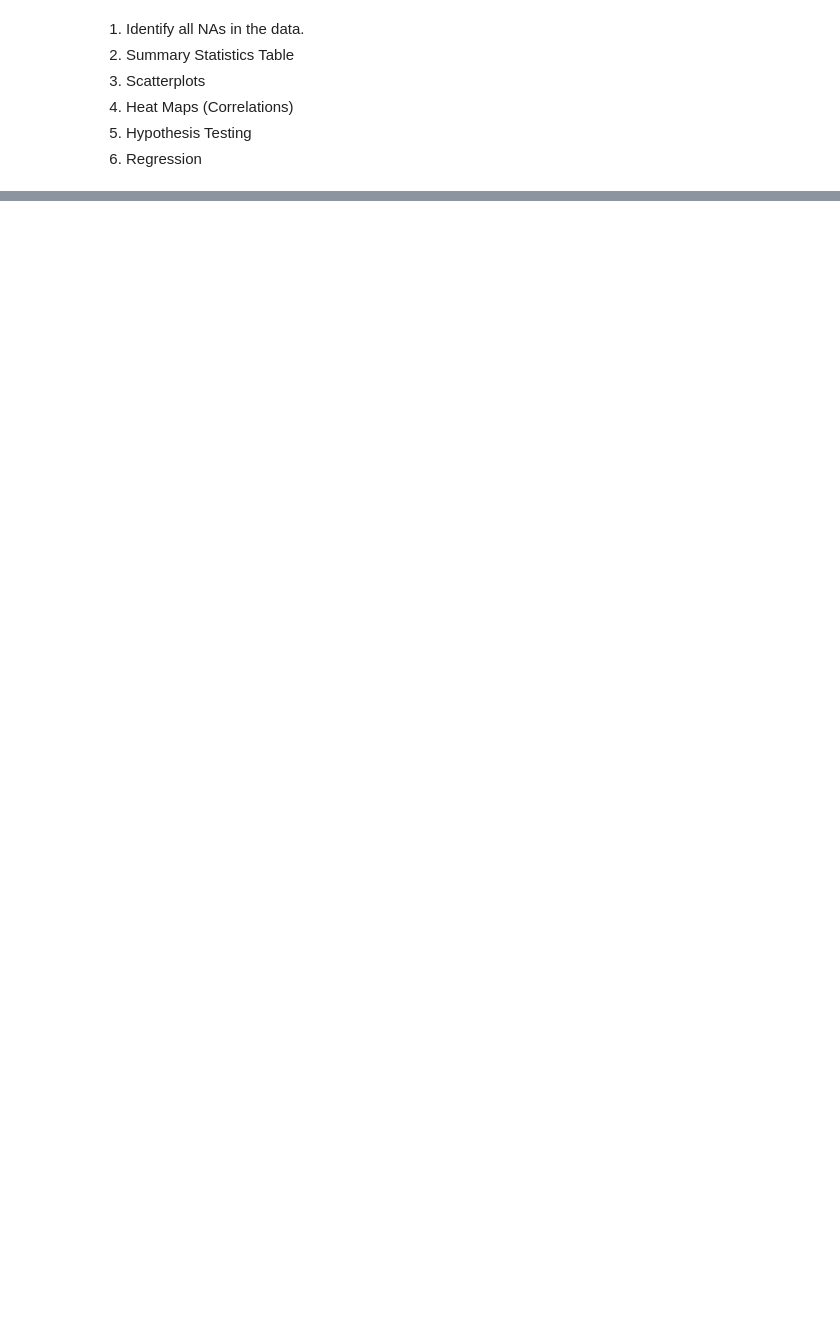
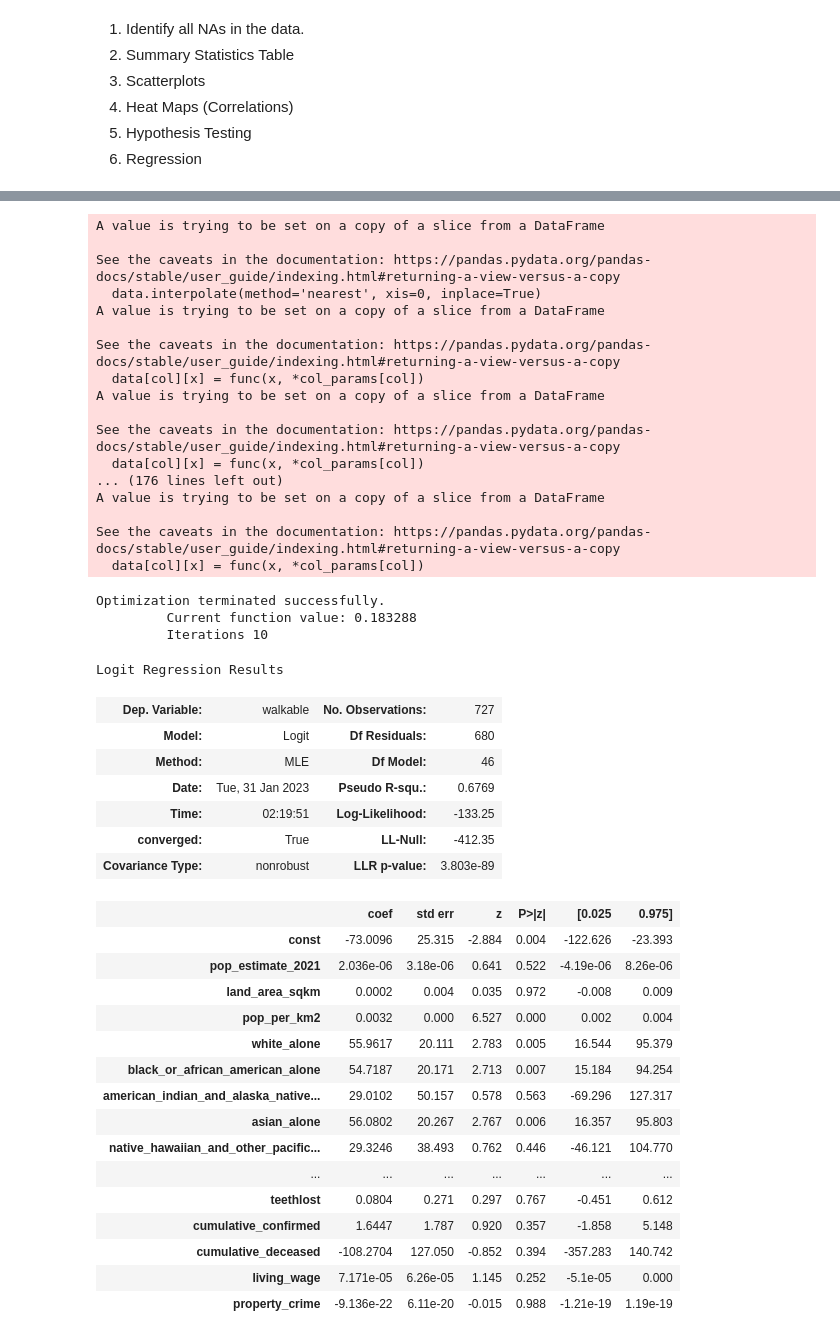
Before and after one commit to chanellee/Walkable-Cities, a Jupyter notebook: EDA_Extended_Analysis.ipynb, the cells around one changed output, grey strips where cells are left out. Cells and saved outputs as stored; diff of their text form; code cells hidden in the pictures; blank space fills up the shorter version.

```diff
--- a/EDA_Extended_Analysis.ipynb
+++ b/EDA_Extended_Analysis.ipynb
@@ -49,3 +63,6 @@ col_na.to_csv("column_na_after.csv", index = False)
 row_na.to_csv("row_na_after.csv", index = False)
 
 walking_data.to_csv("walkable_cities.csv", index=False)
+# %%
+walking_data = pd.read_csv("walkable_cities.csv",encoding='latin-1')
+walking_data #727 rows × 60 columns
@@ -52,11 +83,11 @@ walking_data.to_csv("walkable_cities.csv", index=False)
 # %%
-# variables
+# variables arrays
 demographic = ["pop_estimate_2021", "land_area_sqkm",
                 "pop_per_km2", "white_alone", "black_or_african_american_alone",
                 "american_indian_and_alaska_native_alone", "asian_alone",
                 "native_hawaiian_and_other_pacific_islander_alone",
                 "some_other_race_alone", "two_or_more_races", "hispanic_or_latino"]
-environment = ["median_aqi"]
+environment = ["median_aqi","aqi_concern_level"]
 health = ['access2', 'arthritis', 'binge', 'bphigh', 'bpmed', 'cancer', 'casthma',
        'cervical', 'chd', 'checkup', 'cholscreen', 'colon_screen', 'copd',
        'corem', 'corew', 'csmoking', 'dental', 'depression', 'diabetes',
@@ -73,14 +104,18 @@ name = ["place_code",
         "county_state",
         "geo_code"]
 walkability = ["walkable",
+        "walkable_detail",
         "walk_score",
         "bike_score"]
 wealth = ["living_wage"]
+safety = ["violent_crime",
+        "property_crime"]
 
-response = ["walk_score"]
+response = ["walkable"]
 
-feature = demographic + environment + health + wealth
+feature = demographic + environment + health + wealth + safety
 # feature
+walking_data[[name[i] for i in (1,2,4,7)] + feature + [walkability[i] for i in (0,1,2)]].to_csv("finalized_walkable_cities.csv", index=False)
 # %%
 # 2. Summary Statistics Table
 import xlwt
@@ -284,0 +288,59 @@ NameError: name 'feature_names' is not defined
+# %%
+# logistic regression
+import numpy as np
+import statsmodels.api as sm
+rm_var = ["violent_crime"]
+my_data = interp(walking_data[[i for i in feature if i not in rm_var]])
+
+x = sm.add_constant(my_data)
+y = walking_data[response].replace("car dependent", 0).replace("walkable", 1)
+
+model = sm.Logit(y, x)
+
+result = model.fit(method='newton')
+result.summary()
+# %% [output]
+A value is trying to be set on a copy of a slice from a DataFrame
+
+See the caveats in the documentation: https://pandas.pydata.org/pandas-docs/stable/user_guide/indexing.html#returning-a-view-versus-a-copy
+  data.interpolate(method='nearest', xis=0, inplace=True)
+A value is trying to be set on a copy of a slice from a DataFrame
+
+See the caveats in the documentation: https://pandas.pydata.org/pandas-docs/stable/user_guide/indexing.html#returning-a-view-versus-a-copy
+  data[col][x] = func(x, *col_params[col])
+A value is trying to be set on a copy of a slice from a DataFrame
+
+See the caveats in the documentation: https://pandas.pydata.org/pandas-docs/stable/user_guide/indexing.html#returning-a-view-versus-a-copy
+  data[col][x] = func(x, *col_params[col])
+... (176 lines left out)
+A value is trying to be set on a copy of a slice from a DataFrame
+
+See the caveats in the documentation: https://pandas.pydata.org/pandas-docs/stable/user_guide/indexing.html#returning-a-view-versus-a-copy
+  data[col][x] = func(x, *col_params[col])
+Optimization terminated successfully.
+         Current function value: 0.183288
+         Iterations 10
+Logit Regression Results
+| Dep. Variable: | walkable | No. Observations: | 727 |
+| Model: | Logit | Df Residuals: | 680 |
+| Method: | MLE | Df Model: | 46 |
+| Date: | Tue, 31 Jan 2023 | Pseudo R-squ.: | 0.6769 |
+| Time: | 02:19:51 | Log-Likelihood: | -133.25 |
+| converged: | True | LL-Null: | -412.35 |
+| Covariance Type: | nonrobust | LLR p-value: | 3.803e-89 |
+|  | coef | std err | z | P>|z| | [0.025 | 0.975] |
+| const | -73.0096 | 25.315 | -2.884 | 0.004 | -122.626 | -23.393 |
+| pop_estimate_2021 | 2.036e-06 | 3.18e-06 | 0.641 | 0.522 | -4.19e-06 | 8.26e-06 |
+| land_area_sqkm | 0.0002 | 0.004 | 0.035 | 0.972 | -0.008 | 0.009 |
+| pop_per_km2 | 0.0032 | 0.000 | 6.527 | 0.000 | 0.002 | 0.004 |
+| white_alone | 55.9617 | 20.111 | 2.783 | 0.005 | 16.544 | 95.379 |
+| black_or_african_american_alone | 54.7187 | 20.171 | 2.713 | 0.007 | 15.184 | 94.254 |
+| american_indian_and_alaska_native... | 29.0102 | 50.157 | 0.578 | 0.563 | -69.296 | 127.317 |
+| asian_alone | 56.0802 | 20.267 | 2.767 | 0.006 | 16.357 | 95.803 |
+| native_hawaiian_and_other_pacific... | 29.3246 | 38.493 | 0.762 | 0.446 | -46.121 | 104.770 |
+| ... | ... | ... | ... | ... | ... | ... |
+| teethlost | 0.0804 | 0.271 | 0.297 | 0.767 | -0.451 | 0.612 |
+| cumulative_confirmed | 1.6447 | 1.787 | 0.920 | 0.357 | -1.858 | 5.148 |
+| cumulative_deceased | -108.2704 | 127.050 | -0.852 | 0.394 | -357.283 | 140.742 |
+| living_wage | 7.171e-05 | 6.26e-05 | 1.145 | 0.252 | -5.1e-05 | 0.000 |
+| property_crime | -9.136e-22 | 6.11e-20 | -0.015 | 0.988 | -1.21e-19 | 1.19e-19 |
```
Also changed, not shown: parts of 15 cells of this notebook, 16 other files.
